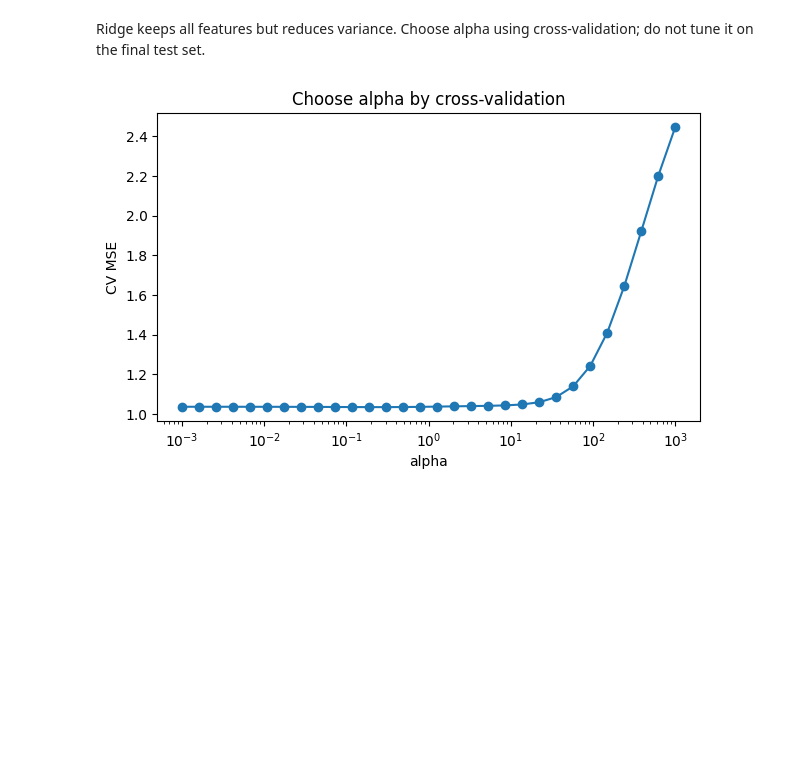
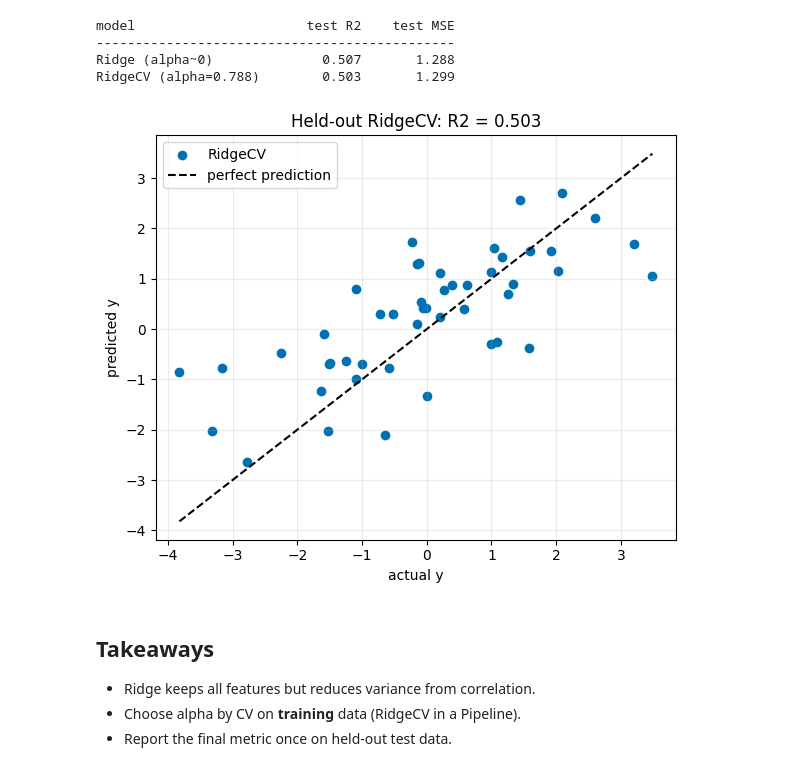
Before and after one commit to Ramu-DE/Linermodel, a Jupyter notebook: notebooks/02_ridge_regression.ipynb, the cells around one changed output. Saved outputs shown, nothing was run; the diff lists cells and outputs as text; code cells hidden in the pictures; blank space fills up the shorter version.

```diff
--- a/notebooks/02_ridge_regression.ipynb
+++ b/notebooks/02_ridge_regression.ipynb
@@ -22,0 +92,19 @@ plt.figure(figsize=(7,4)); plt.semilogx(alphas,coefs); plt.axhline(0,color='k',l
+# %%
+ridge_cv = Pipeline([
+    ('scale', StandardScaler()),
+    ('ridge', RidgeCV(alphas=alphas, scoring='neg_mean_squared_error',
+                      store_cv_values=True)),
+]).fit(X_train, y_train)
+
+best_alpha = ridge_cv.named_steps['ridge'].alpha_
+cv_mse = ridge_cv.named_steps['ridge'].cv_values_.mean(axis=0)
+print(f'Best alpha selected by CV: {best_alpha:.4g}')
+
+plt.figure(figsize=(7, 4))
+plt.semilogx(alphas, cv_mse, color=OKABE_ITO[0], marker='o',
+             label='CV MSE (training)')
+plt.axvline(best_alpha, color=OKABE_ITO[3], ls='--',
+            label=f'best alpha = {best_alpha:.3g}')
+plt.title('Alpha chosen by cross-validation on training data')
+plt.xlabel('alpha (log scale)'); plt.ylabel('CV MSE')
+plt.legend(); plt.grid(alpha=0.25); plt.tight_layout(); plt.show()
@@ -23,10 +117,39 @@ plt.figure(figsize=(7,4)); plt.semilogx(alphas,coefs); plt.axhline(0,color='k',l
+# %%
+test_pred = ridge_cv.predict(X_test)
+
+ols_like = Pipeline([
+    ('scale', StandardScaler()),
+    ('ridge', Ridge(alpha=1e-8)),
+]).fit(X_train, y_train)
+ols_pred = ols_like.predict(X_test)
+
+rows = [
+    ('Ridge (alpha~0)', r2_score(y_test, ols_pred),
+     mean_squared_error(y_test, ols_pred)),
+    (f'RidgeCV (alpha={best_alpha:.3g})', r2_score(y_test, test_pred),
+     mean_squared_error(y_test, test_pred)),
+]
+print(f'{"model":<24}{"test R2":>10}{"test MSE":>12}')
+print('-' * 46)
+for name, r2, mse in rows:
+    print(f'{name:<24}{r2:>10.3f}{mse:>12.3f}')
+
+lim = [min(y_test.min(), test_pred.min()),
+       max(y_test.max(), test_pred.max())]
+plt.figure(figsize=(6, 5))
+plt.scatter(y_test, test_pred, color=OKABE_ITO[0], label='RidgeCV')
+plt.plot(lim, lim, color='black', ls='--', label='perfect prediction')
+plt.title(f'Held-out RidgeCV: R2 = {r2_score(y_test, test_pred):.3f}')
+plt.xlabel('actual y'); plt.ylabel('predicted y')
+plt.legend(); plt.grid(alpha=0.25); plt.tight_layout(); plt.show()
+# %% [output]
+model                      test R2    test MSE
+----------------------------------------------
+Ridge (alpha~0)              0.507       1.288
+RidgeCV (alpha=0.788)        0.503       1.299
+[figure, added]
 # %% [markdown]
-Ridge keeps all features but reduces variance. Choose alpha using cross-validation; do not tune it on the final test set.
+## Takeaways
+- Ridge keeps all features but reduces variance from correlation.
+- Choose alpha by CV on **training** data (RidgeCV in a Pipeline).
+- Report the final metric once on held-out test data.
-# %%
-from sklearn.model_selection import cross_val_score
-scores=[]
-for a in alphas:
- p=Pipeline([('scale',StandardScaler()),('ridge',Ridge(alpha=a))]); scores.append(-cross_val_score(p,X,y,cv=5,scoring='neg_mean_squared_error').mean())
-plt.figure(figsize=(7,4)); plt.semilogx(alphas,scores,'o-'); plt.title('Choose alpha by cross-validation'); plt.xlabel('alpha'); plt.ylabel('CV MSE'); plt.show()
-# %% [output]
-[figure, removed]
```
Also changed, not shown: parts of 12 cells of this notebook, 6 other files.
